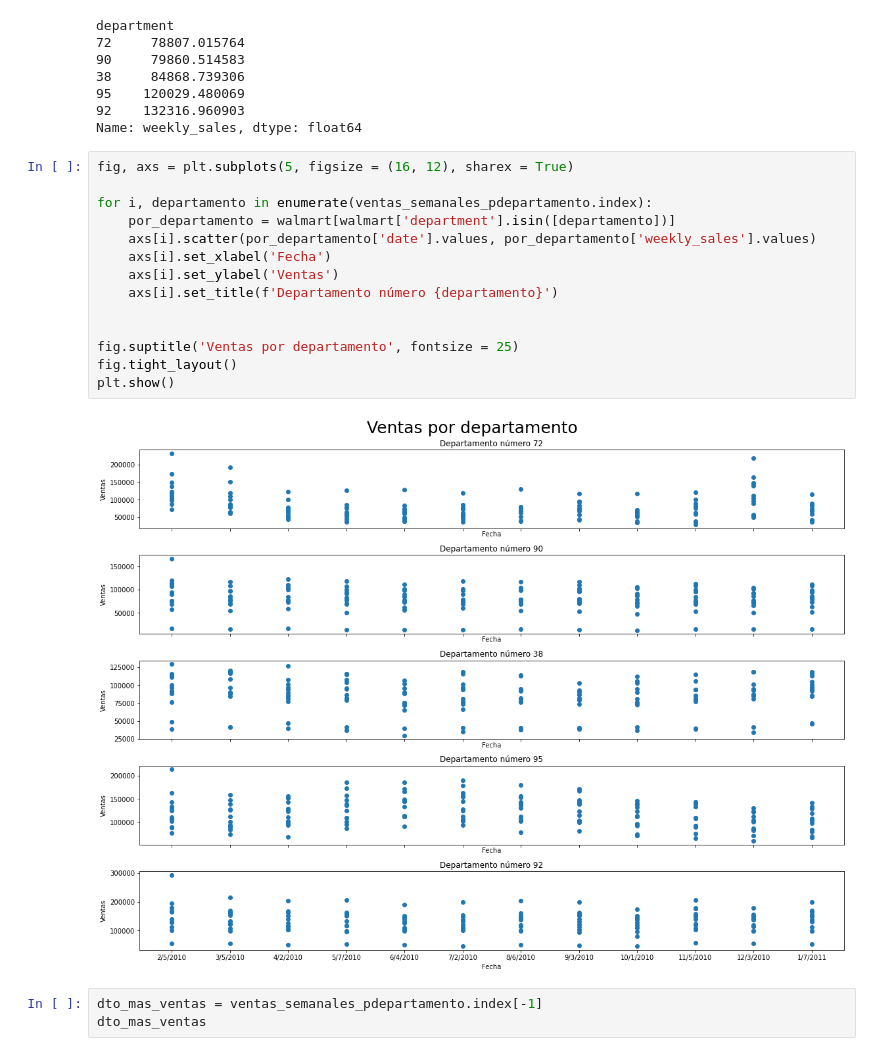
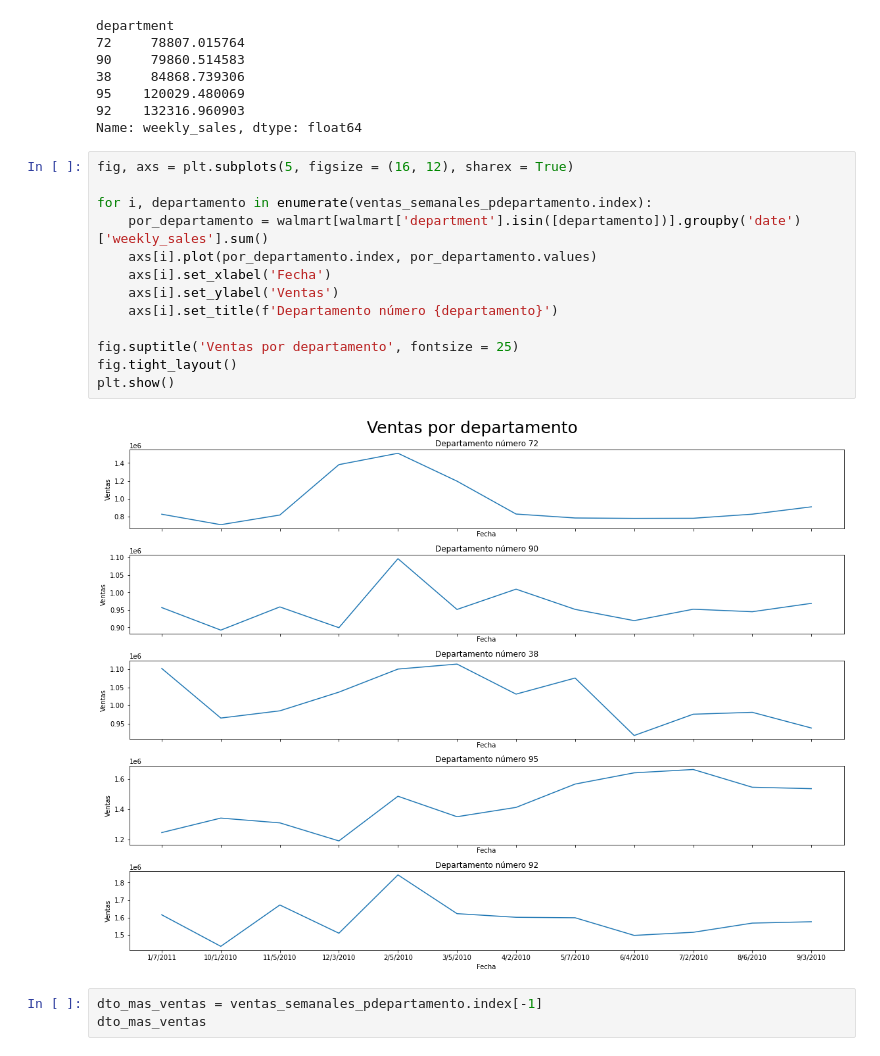
Before and after one commit to emito121/repopdaemi, a Jupyter notebook: TPs/Totalmente resueltos/TP matplot/Ejercitación-Matplotlib.ipynb, the cells around one changed output. Drawn from its saved outputs; the diff is of its cells as text.

```diff
--- a/TPs/Totalmente resueltos/TP matplot/Ejercitación-Matplotlib.ipynb
+++ b/TPs/Totalmente resueltos/TP matplot/Ejercitación-Matplotlib.ipynb
@@ -163,19 +163,18 @@ Name: weekly_sales, dtype: float64
 # %%
 fig, axs = plt.subplots(5, figsize = (16, 12), sharex = True)
 
 for i, departamento in enumerate(ventas_semanales_pdepartamento.index):
-    por_departamento = walmart[walmart['department'].isin([departamento])]
-    axs[i].scatter(por_departamento['date'].values, por_departamento['weekly_sales'].values)
+    por_departamento = walmart[walmart['department'].isin([departamento])].groupby('date')['weekly_sales'].sum()
+    axs[i].plot(por_departamento.index, por_departamento.values)
     axs[i].set_xlabel('Fecha')
     axs[i].set_ylabel('Ventas')
     axs[i].set_title(f'Departamento número {departamento}')
 
-
 fig.suptitle('Ventas por departamento', fontsize = 25)
 fig.tight_layout()
 plt.show()
 # %% [output]
-[figure, old version]
+[figure, new version]
 # %%
 dto_mas_ventas = ventas_semanales_pdepartamento.index[-1]
 dto_mas_ventas
```
Also changed, not shown: parts of 4 cells of this notebook.
